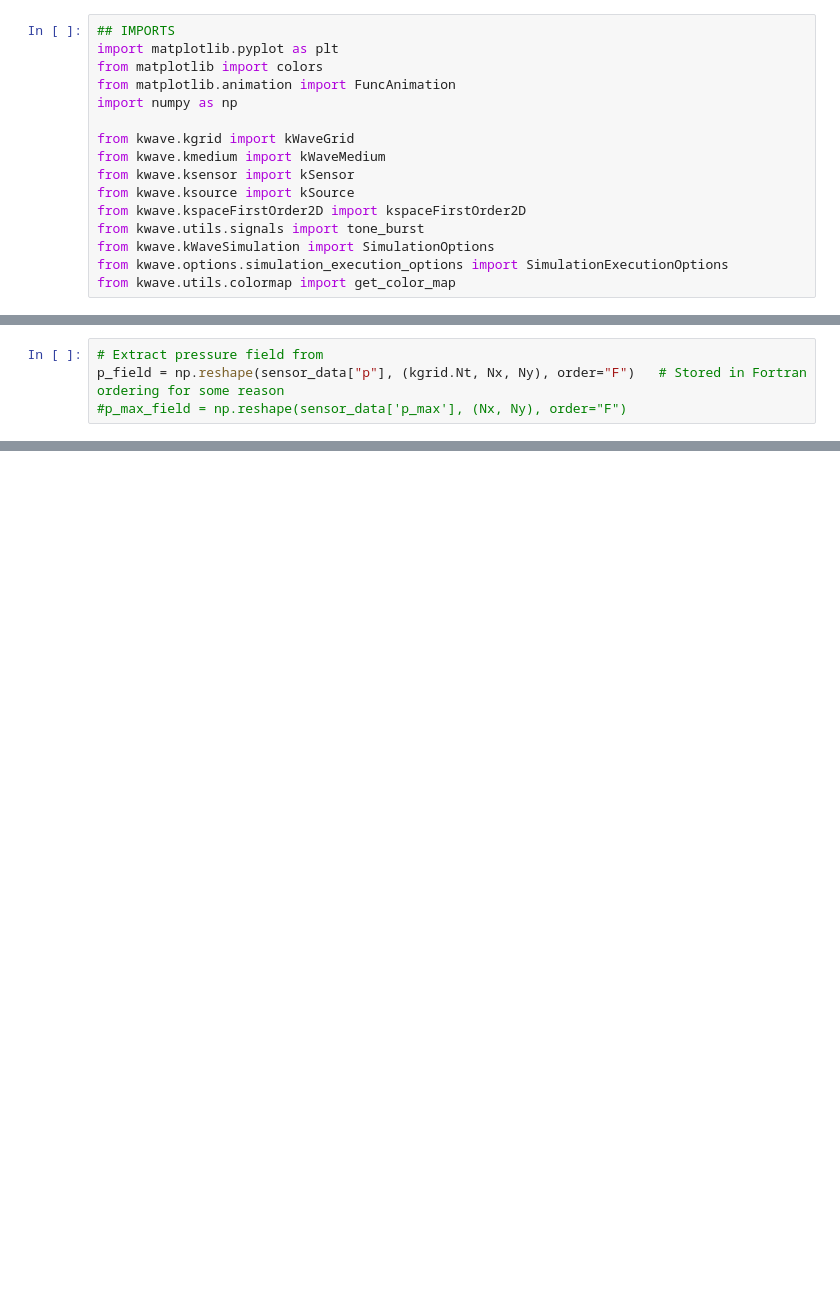
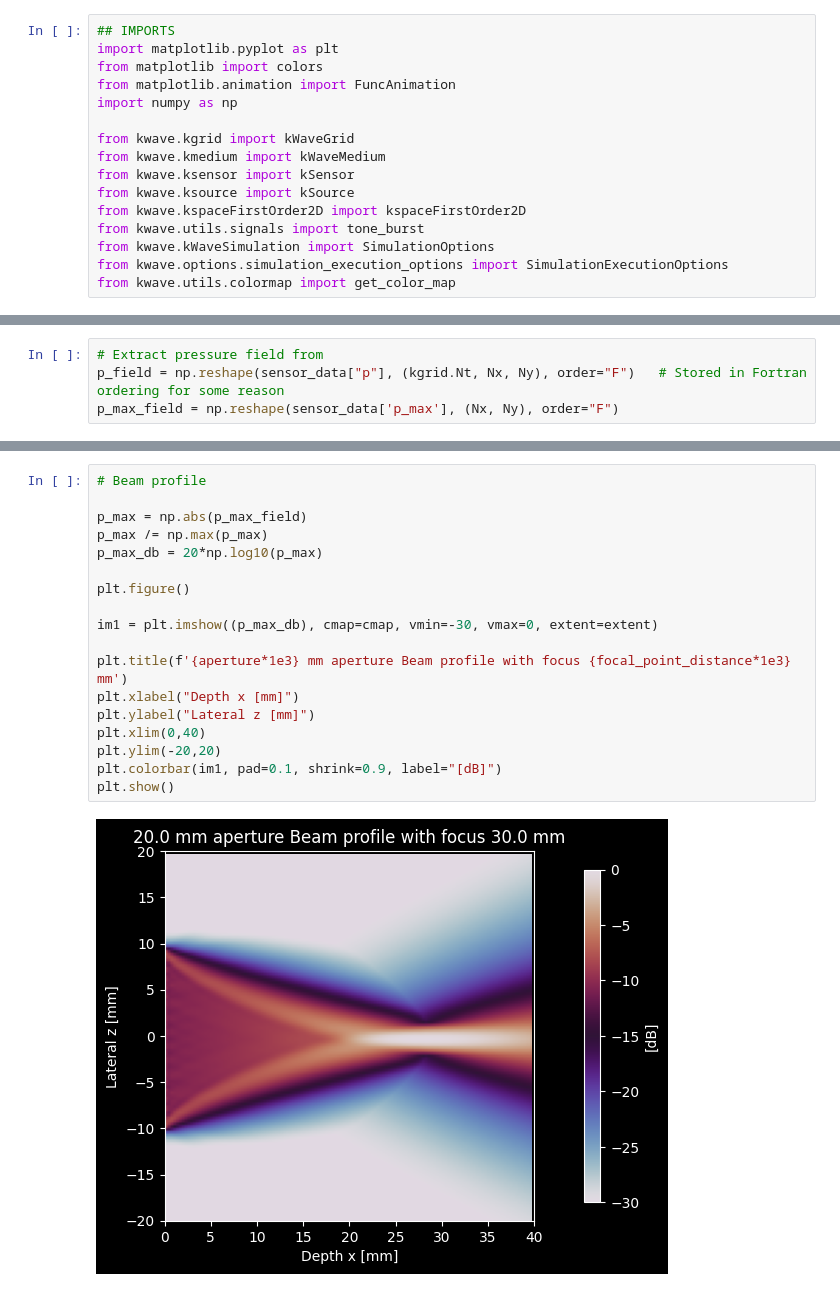
Before and after one commit to magnusgogstad/MEDT4165_ovinger, a Jupyter notebook: Exercise_5.ipynb, the cells around one changed output, grey strips where cells are left out. Cells and saved outputs as stored; diff of their text form; blank space fills up the shorter version.

```diff
--- a/Exercise_5.ipynb
+++ b/Exercise_5.ipynb
@@ -123,5 +187,5 @@ sensor_data = kspaceFirstOrder2D(kgrid=kgrid, medium=medium, source=source, sens
 # %%
 # Extract pressure field from
 p_field = np.reshape(sensor_data["p"], (kgrid.Nt, Nx, Ny), order="F")   # Stored in Fortran ordering for some reason
-#p_max_field = np.reshape(sensor_data['p_max'], (Nx, Ny), order="F")
+p_max_field = np.reshape(sensor_data['p_max'], (Nx, Ny), order="F")
 # %%
@@ -157,0 +215,20 @@ plt.show()
+# %%
+# Beam profile
+
+p_max = np.abs(p_max_field)
+p_max /= np.max(p_max)
+p_max_db = 20*np.log10(p_max)
+
+plt.figure()
+
+im1 = plt.imshow((p_max_db), cmap=cmap, vmin=-30, vmax=0, extent=extent)
+
+plt.title(f'{aperture*1e3} mm aperture Beam profile with focus {focal_point_distance*1e3} mm')
+plt.xlabel("Depth x [mm]")
+plt.ylabel("Lateral z [mm]")
+plt.xlim(0,40)
+plt.ylim(-20,20)
+plt.colorbar(im1, pad=0.1, shrink=0.9, label="[dB]")
+plt.show()
+# %% [output]
+[figure, added]
```
Also changed, not shown: parts of 11 cells of this notebook.
